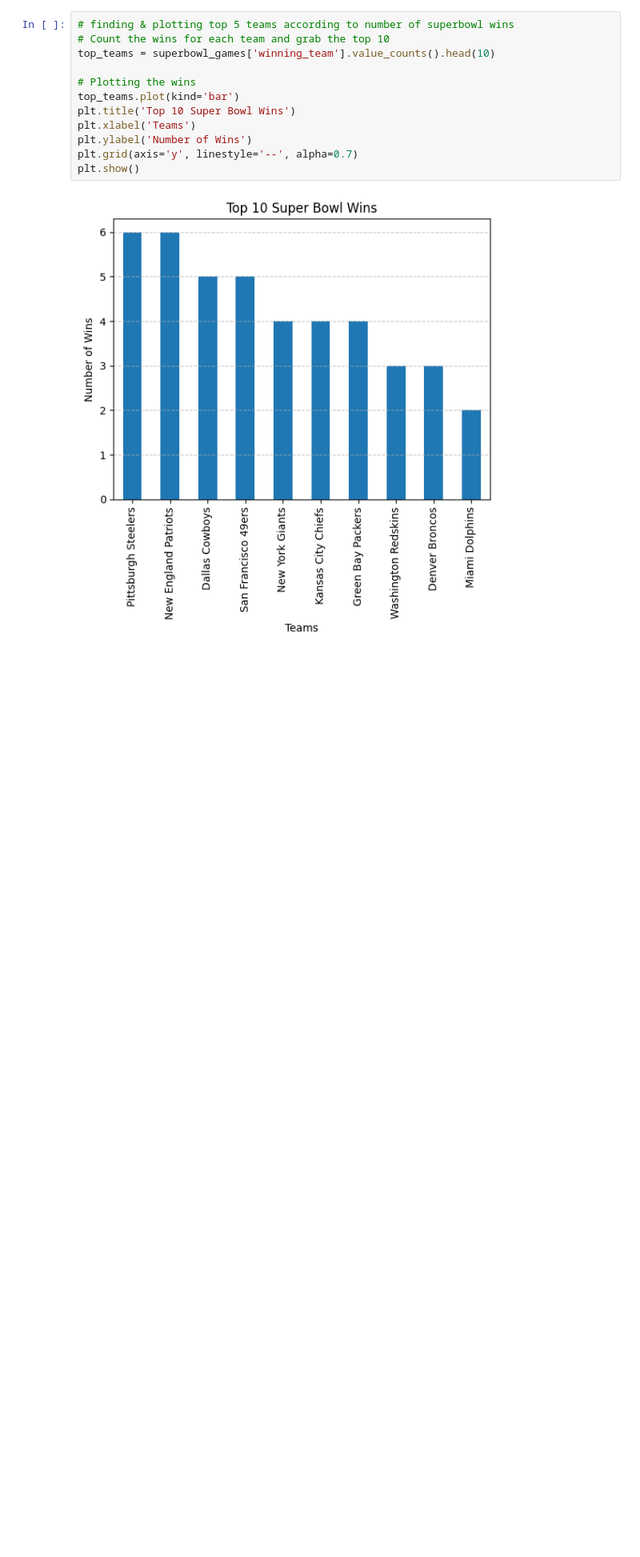
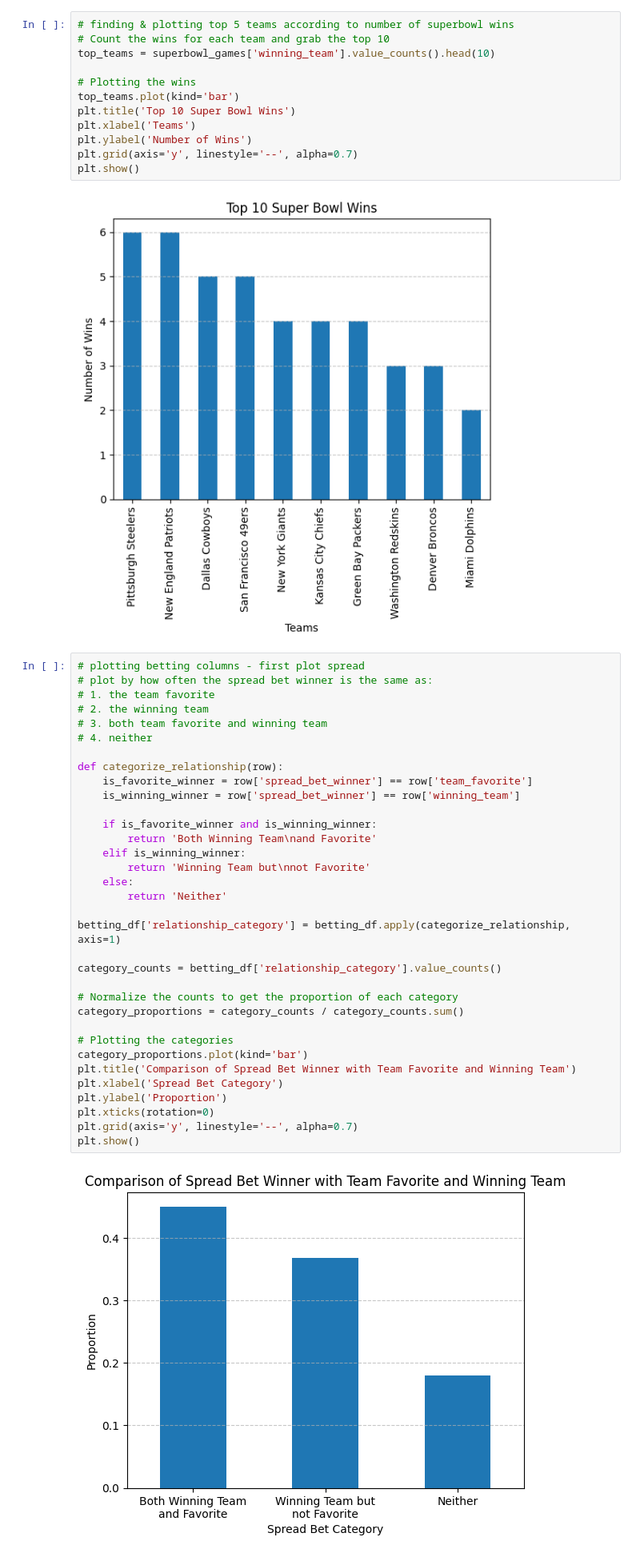
Before and after one commit to abajwah/abajwah.github.io, a Jupyter notebook: final.ipynb, the cells around one changed output. Shown at 80% size. Drawn from its saved outputs; the diff is of its cells as text; blank space fills up the shorter version.

Commit message:
more betting graphs

```diff
--- a/final.ipynb
+++ b/final.ipynb
@@ -290,3 +298,39 @@ plt.grid(axis='y', linestyle='--', alpha=0.7)
 plt.show()
 # %% [output]
 [figure]
+# %%
+# plotting betting columns - first plot spread
+# plot by how often the spread bet winner is the same as:
+# 1. the team favorite
+# 2. the winning team
+# 3. both team favorite and winning team
+# 4. neither
+
+def categorize_relationship(row):
+    is_favorite_winner = row['spread_bet_winner'] == row['team_favorite']
+    is_winning_winner = row['spread_bet_winner'] == row['winning_team']
+
+    if is_favorite_winner and is_winning_winner:
+        return 'Both Winning Team\nand Favorite'
+    elif is_winning_winner:
+        return 'Winning Team but\nnot Favorite'
+    else:
+        return 'Neither'
+
+betting_df['relationship_category'] = betting_df.apply(categorize_relationship, axis=1)
+
+category_counts = betting_df['relationship_category'].value_counts()
+
+# Normalize the counts to get the proportion of each category
+category_proportions = category_counts / category_counts.sum()
+
+# Plotting the categories
+category_proportions.plot(kind='bar')
+plt.title('Comparison of Spread Bet Winner with Team Favorite and Winning Team')
+plt.xlabel('Spread Bet Category')
+plt.ylabel('Proportion')
+plt.xticks(rotation=0)
+plt.grid(axis='y', linestyle='--', alpha=0.7)
+plt.show()
+# %% [output]
+[figure, added]
```
Also changed, not shown: parts of 2 cells of this notebook.
